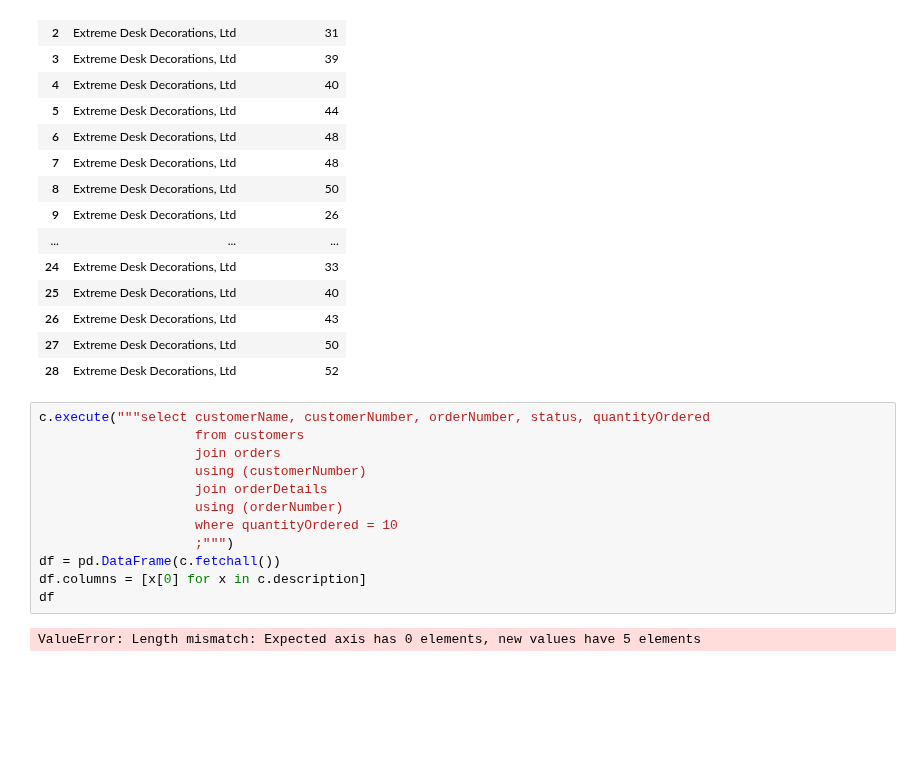
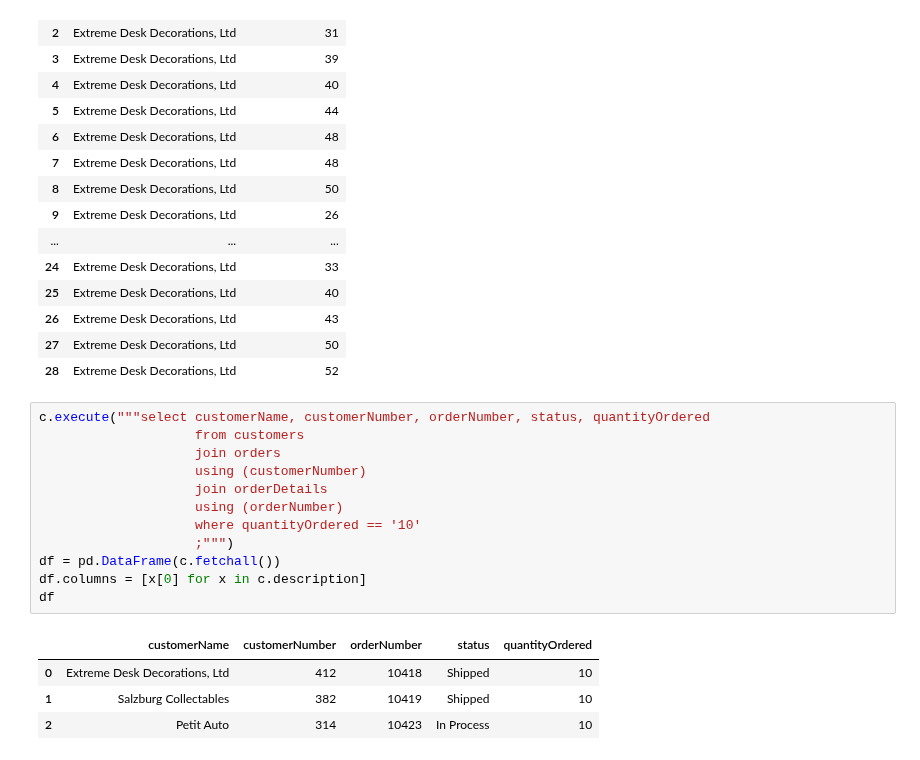
Before and after one commit to ColinFangshu/dsc-more-practice-with-sql-queries-lab-seattle-ds-career-051319, a Jupyter notebook: index.ipynb, the cells around one changed output. Drawn from its saved outputs; the diff is of its cells as text; blank space fills up the shorter version.

```diff
--- a/index.ipynb
+++ b/index.ipynb
@@ -226,17 +226,20 @@ df
 # %%
 c.execute("""select customerName, customerNumber, orderNumber, status, quantityOrdered
                     from customers
                     join orders
                     using (customerNumber)
                     join orderDetails
                     using (orderNumber)
-                    where quantityOrdered = 10
+                    where quantityOrdered == '10'
                     ;""")
 df = pd.DataFrame(c.fetchall())
 df.columns = [x[0] for x in c.description]
 df
 # %% [output]
-ValueError: Length mismatch: Expected axis has 0 elements, new values have 5 elements
+|  | customerName | customerNumber | orderNumber | status | quantityOrdered |
+| 0 | Extreme Desk Decorations, Ltd | 412 | 10418 | Shipped | 10 |
+| 1 | Salzburg Collectables | 382 | 10419 | Shipped | 10 |
+| 2 | Petit Auto | 314 | 10423 | In Process | 10 |
 # %% [markdown]
 #### Expected Output
 
```
